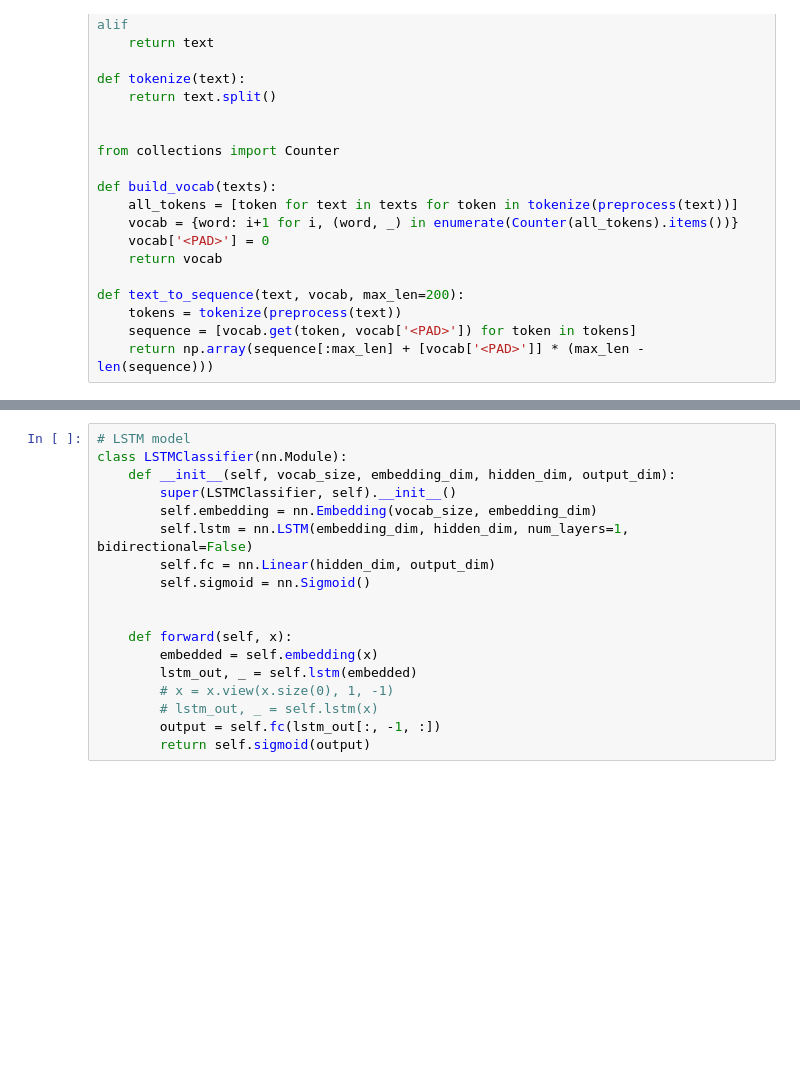
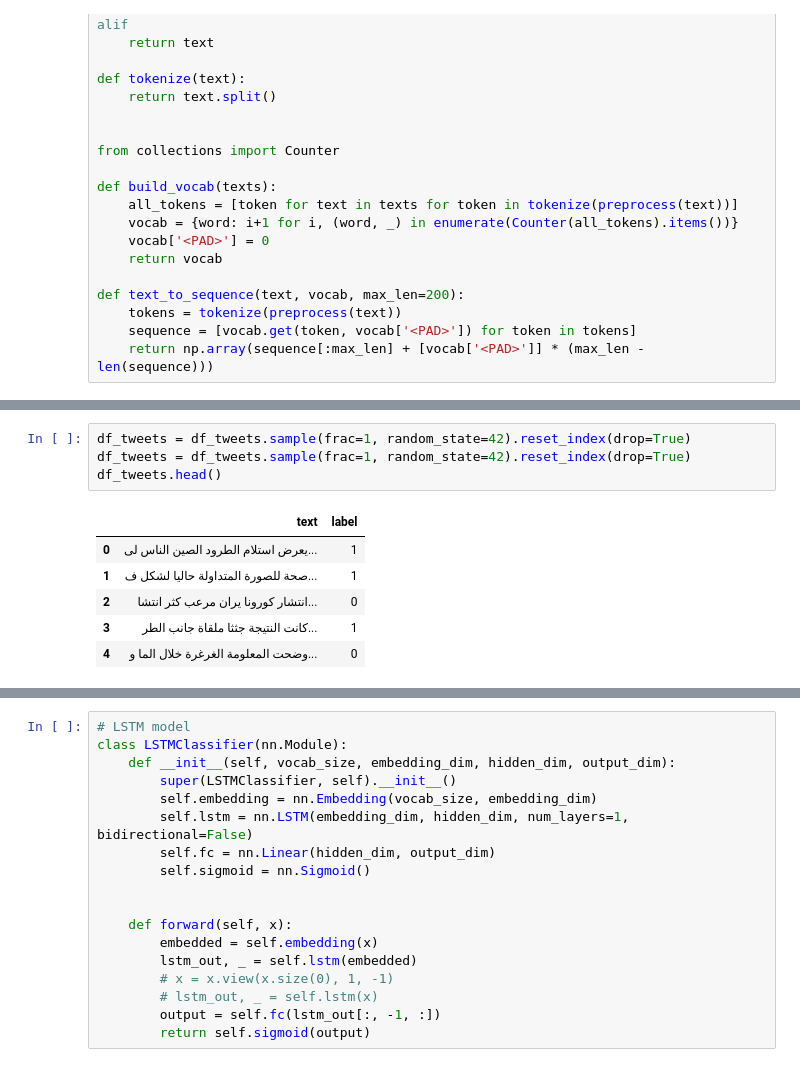
Before and after one commit to menaattia/arabic-fake-news, a Jupyter notebook: Models/lstm.ipynb, the cells around one changed output, grey strips where cells are left out. Saved outputs shown, nothing was run; the diff lists cells and outputs as text; blank space fills up the shorter version.

```diff
--- a/Models/lstm.ipynb
+++ b/Models/lstm.ipynb
@@ -126,0 +72,11 @@ vocab = build_vocab(X_train['text'])
+# %%
+df_tweets = df_tweets.sample(frac=1, random_state=42).reset_index(drop=True)
+df_tweets = df_tweets.sample(frac=1, random_state=42).reset_index(drop=True)
+df_tweets.head()
+# %% [output]
+|  | text | label |
+| 0 | يعرض استلام الطرود الصين الناس لى... | 1 |
+| 1 | صحة للصورة المتداولة حاليا لشكل ف... | 1 |
+| 2 | انتشار كورونا يران مرعب كثر انتشا... | 0 |
+| 3 | كانت النتيجة جثثا ملقاة جانب الطر... | 1 |
+| 4 | وضحت المعلومة الغرغرة خلال الما و... | 0 |
```
Also changed, not shown: parts of 21 cells of this notebook, 1 other file.
